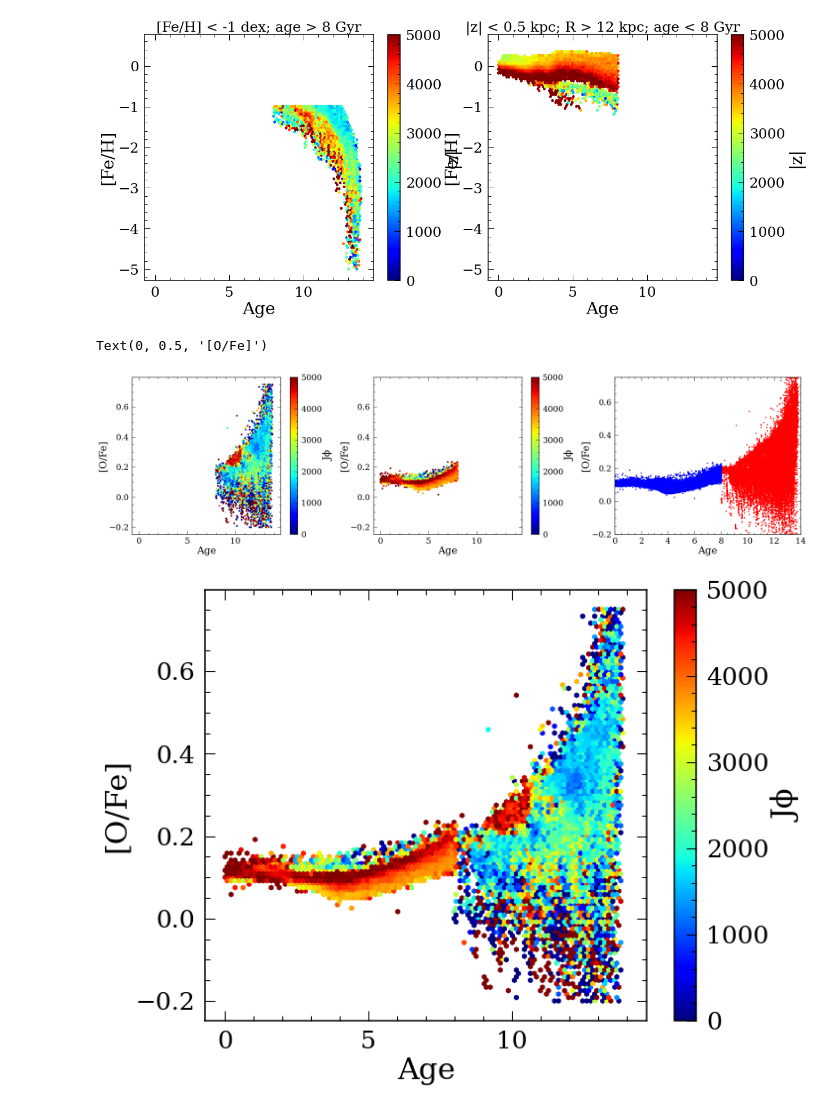
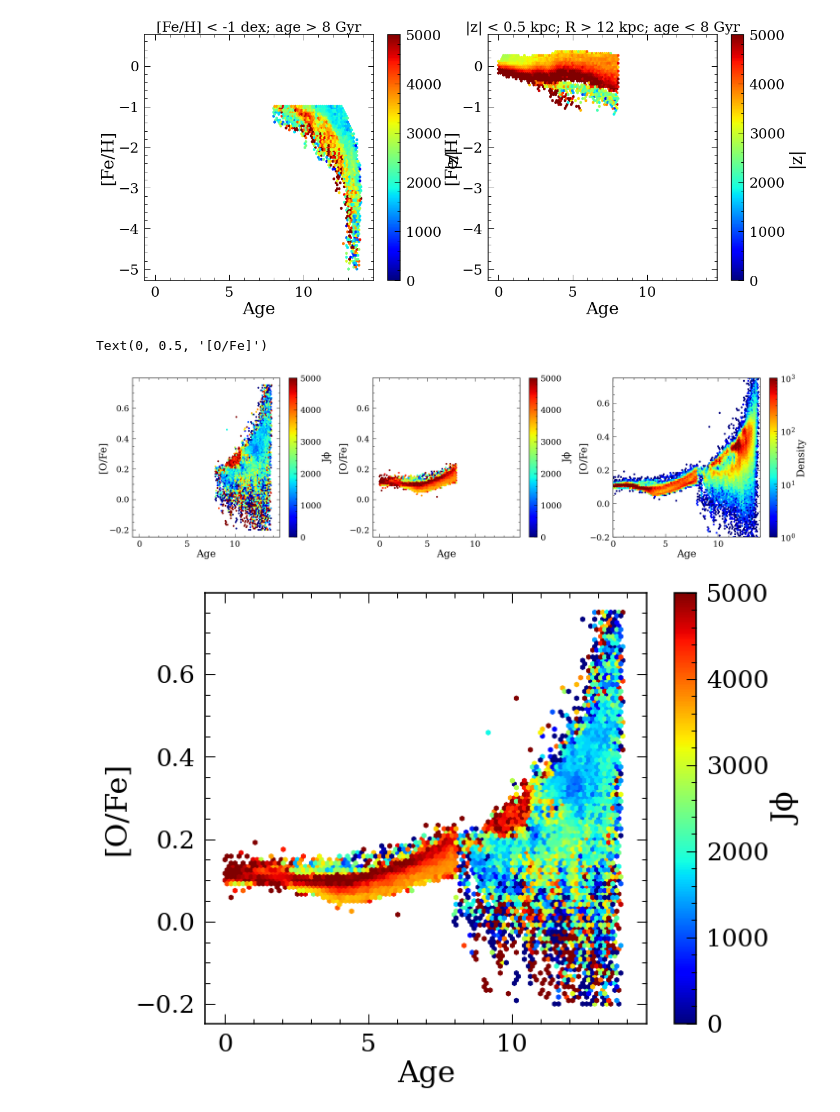
Before and after one commit to lyx12311/BuckSimulation, a Jupyter notebook: GroupsStars.ipynb, the cells around one changed output. Saved outputs shown, nothing was run; the diff lists cells and outputs as text; code cells hidden in the pictures.

```diff
--- a/GroupsStars.ipynb
+++ b/GroupsStars.ipynb
@@ -159,34 +159,38 @@ plt.ylabel('[O/Fe]')
 plt.subplot(1,3,2)
 plt.hexbin(df_thindisk['age'], df_thindisk['ofe'], C=df_thindisk['Jz'],
            extent=(0,14,-0.2,0.75),cmap='jet',vmin=0,vmax=5000)
 cb = plt.colorbar()
 cb.set_label('Jϕ')
 plt.xlabel('Age')
 plt.ylabel('[O/Fe]')
 
 
 plt.subplot(1,3,3)
-plt.plot(df_halo['age'], df_halo['ofe'], 'r.')
-plt.plot(df_thindisk['age'], df_thindisk['ofe'], 'b.')
+plt.hexbin(df_halo['age'], df_halo['ofe'], extent=(0,14,-0.2,0.75),
+           cmap='jet',mincnt=1,bins='log',vmin=1,vmax=1000)
+plt.hexbin(df_thindisk['age'], df_thindisk['ofe'],  extent=(0,14,-0.2,0.75),
+           cmap='jet',mincnt=1,bins='log',vmin=1,vmax=1000)
+cb = plt.colorbar()
+cb.set_label('Density')
 plt.xlabel('Age')
 plt.ylabel('[O/Fe]')
 plt.xlim([0,14])
 plt.ylim([-0.2,0.75])
 
 plt.tight_layout()
 
 
 plt.figure(figsize=(10,8))
 plt.hexbin(df_halo['age'], df_halo['ofe'], C=df_halo['Jz'], extent=(0,14,-0.2,0.75),
           cmap='jet',vmin=0,vmax=5000)
 plt.hexbin(df_thindisk['age'], df_thindisk['ofe'], C=df_thindisk['Jz'],
            extent=(0,14,-0.2,0.75),
           cmap='jet',vmin=0,vmax=5000)
 cb = plt.colorbar()
 cb.set_label('Jϕ')
 plt.xlabel('Age')
 plt.ylabel('[O/Fe]')
 # %% [output]
 Text(0, 0.5, '[O/Fe]')
-[figure, old version]
+[figure, new version]
 [figure]
```
